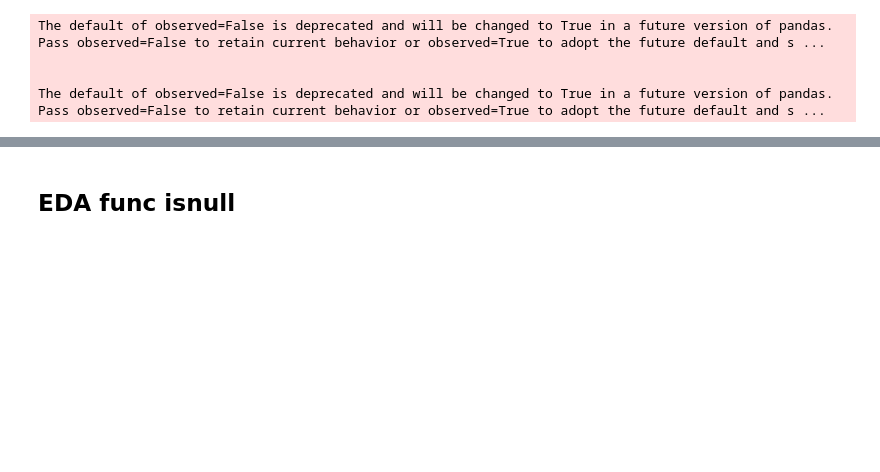
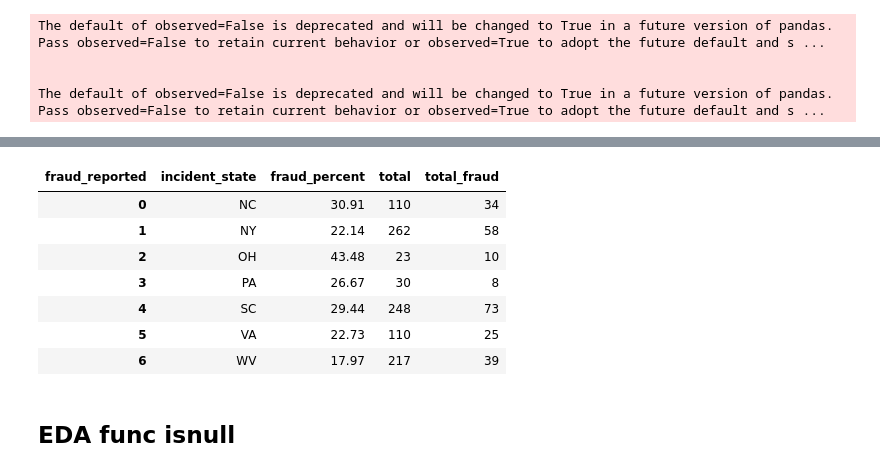
Before and after one commit to inkkuli/fraud_Insurance, a Jupyter notebook: fraud.ipynb, the cells around one changed output, grey strips where cells are left out. Saved outputs shown, nothing was run; the diff lists cells and outputs as text; code cells hidden in the pictures; blank space fills up the shorter version.

Commit message:
data_prep

```diff
--- a/fraud.ipynb
+++ b/fraud.ipynb
@@ -124,0 +147,19 @@ The default of observed=False is deprecated and will be changed to True in a fut
+# %%
+# คำนวณจำนวน fraud และ total ต่อ state
+fraud_summary = df.groupby('incident_state')['fraud_reported'].value_counts().unstack().fillna(0)
+fraud_summary['total'] = fraud_summary.sum(axis=1)
+fraud_summary['fraud_percent'] = (fraud_summary['Y'] / fraud_summary['total'] * 100).round(2)
+fraud_summary['total_fraud'] = fraud_summary['Y']
+
+# สร้าง DataFrame สรุป
+state_fraud_percent = fraud_summary.reset_index()[['incident_state', 'fraud_percent','total','total_fraud']]
+state_fraud_percent
+# %% [output]
+| fraud_reported | incident_state | fraud_percent | total | total_fraud |
+| 0 | NC | 30.91 | 110 | 34 |
+| 1 | NY | 22.14 | 262 | 58 |
+| 2 | OH | 43.48 | 23 | 10 |
+| 3 | PA | 26.67 | 30 | 8 |
+| 4 | SC | 29.44 | 248 | 73 |
+| 5 | VA | 22.73 | 110 | 25 |
+| 6 | WV | 17.97 | 217 | 39 |
```
Also changed, not shown: parts of 14 cells of this notebook.
